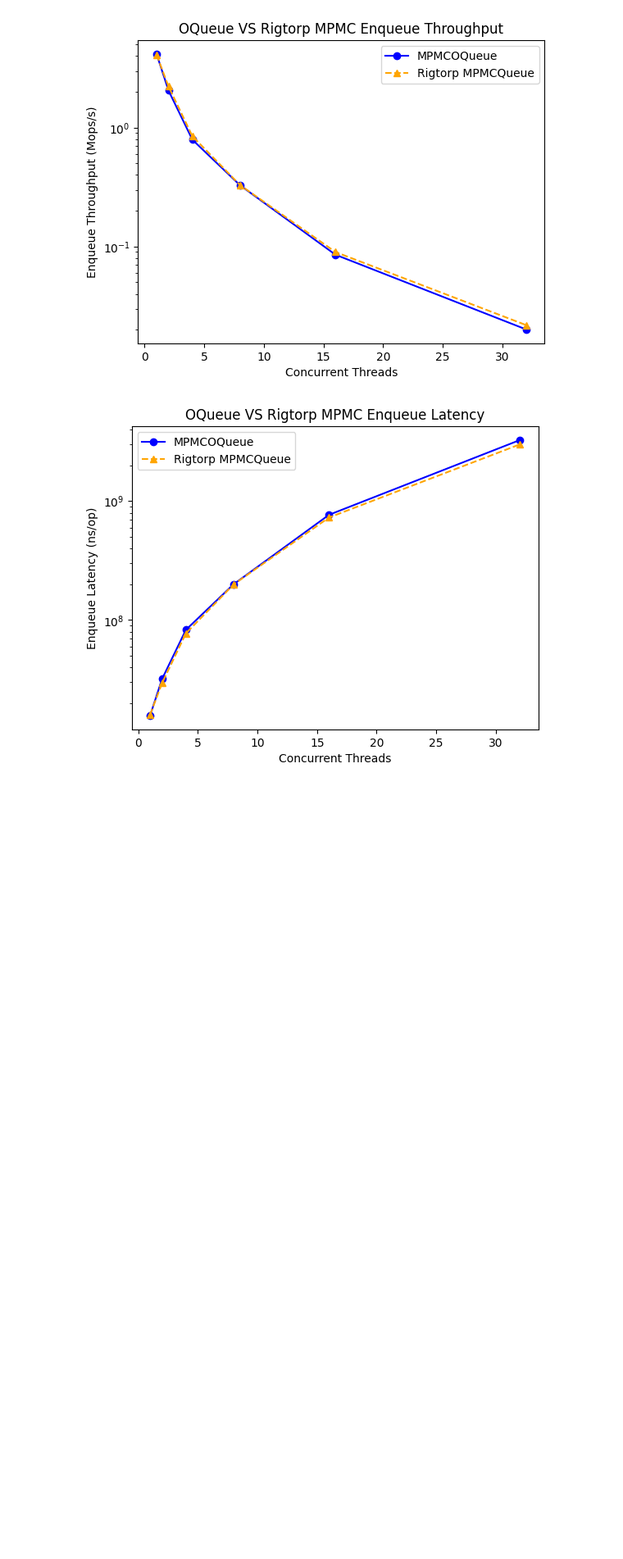
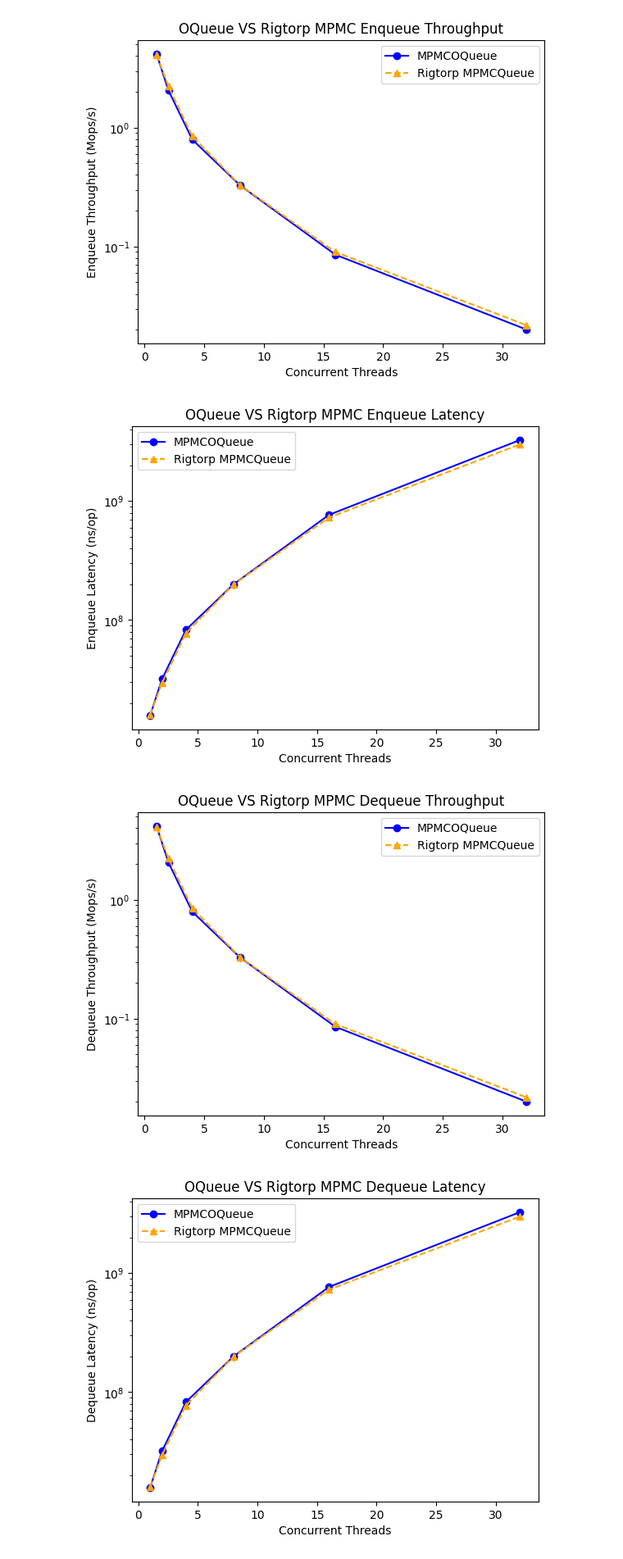
Before and after one commit to ldos-project/asterinas, a Jupyter notebook: throughput_results/Untitled.ipynb, the cells around one changed output. Shown at 82% size. Saved outputs shown, nothing was run; the diff lists cells and outputs as text; code cells hidden in the pictures; blank space fills up the shorter version.

Commit message:
Add mixed bench

```diff
--- a/throughput_results/Untitled.ipynb
+++ b/throughput_results/Untitled.ipynb
@@ -1,3 +1,6 @@
+# %%
+# See benchmark_consts.rs
+N_MESSAGES_PER_THREAD = 2 << 15
 # %%
 thread_counts = [1, 2, 4, 8, 16, 32]
 
@@ -61,0 +83,23 @@ plt.show()
+# %%
+fig = plt.figure()
+plt.plot(thread_counts, [N_MESSAGES_PER_THREAD * (10 ** 3) / v for v in mpmc_oq_produce_tp], marker='o', label="MPMCOQueue", color="blue")
+plt.plot(thread_counts, [N_MESSAGES_PER_THREAD * (10 ** 3) / v for v in rigtorp_produce_tp], marker='^', linestyle='--', label="Rigtorp MPMCQueue", color="orange")
+plt.legend()
+plt.ylabel("Dequeue Throughput (Mops/s)")
+plt.yscale("log")
+plt.xlabel("Concurrent Threads")
+plt.title("OQueue VS Rigtorp MPMC Dequeue Throughput")
+plt.show()
+
+fig = plt.figure()
+plt.plot(thread_counts, mpmc_oq_produce_tp, marker='o', label="MPMCOQueue", color="blue")
+plt.plot(thread_counts, rigtorp_produce_tp, marker='^', linestyle='--', label="Rigtorp MPMCQueue", color="orange")
+plt.legend()
+plt.ylabel("Dequeue Latency (ns/op)")
+plt.yscale("log")
+plt.xlabel("Concurrent Threads")
+plt.title("OQueue VS Rigtorp MPMC Dequeue Latency")
+plt.show()
+# %% [output]
+[figure, added]
+[figure, added]
```
Also changed, not shown: parts of 2 cells of this notebook, 3 other files.
